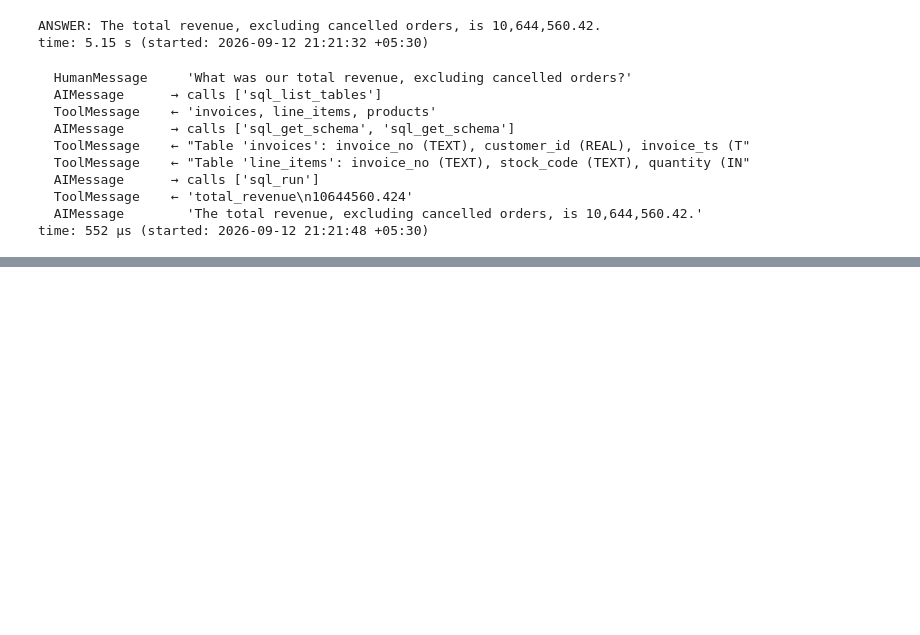
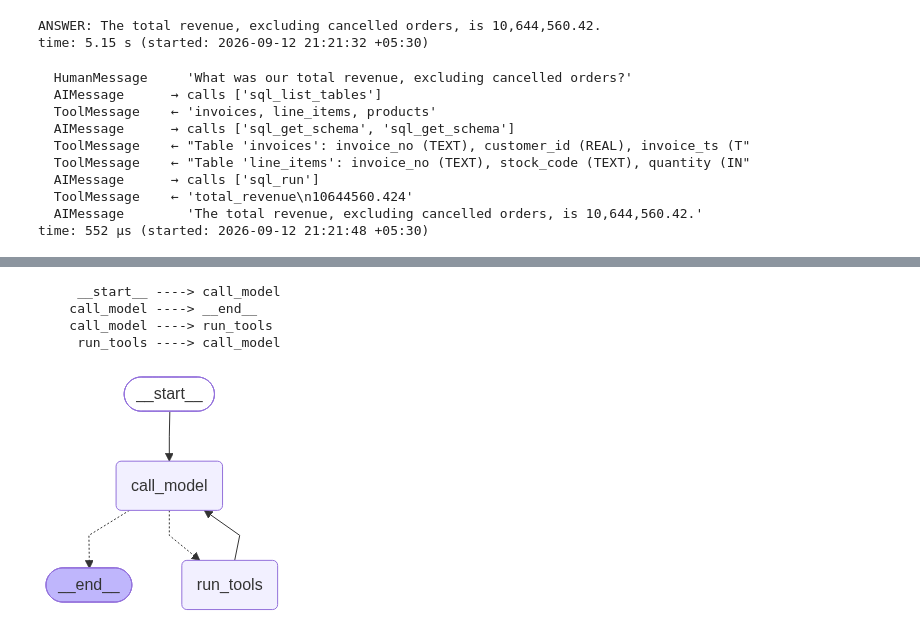
Before and after one commit to shivam13juna/v4_language_model_iitr, a Jupyter notebook: 10 - Agents II/Live_Class_Notebook.ipynb, the cells around one changed output, grey strips where cells are left out. Saved outputs shown, nothing was run; the diff lists cells and outputs as text; code cells hidden in the pictures; blank space fills up the shorter version.

Commit message:
Updating agent - 2 notebook

```diff
--- a/10 - Agents II/Live_Class_Notebook.ipynb
+++ b/10 - Agents II/Live_Class_Notebook.ipynb
@@ -236,0 +392,19 @@ time: 552 µs (started: 2026-09-12 21:21:48 +05:30)
+# %%
+def call_model(state: AgentState):
+    """Node 1 — ask the model what to do next, given the conversation so far."""
+    response = model_with_tools.invoke(
+        [SystemMessage(AGENT_INSTRUCTIONS)] + state["messages"])
+    return {"messages": [response]}      # the reducer appends this
+
+def run_tools(state: AgentState):
+    """Node 2 — execute every tool the model asked for, and return the results."""
+    tool_messages = []
+    for requested_call in state["messages"][-1].tool_calls:
+        observation = TOOLS_BY_NAME[requested_call["name"]].invoke(requested_call["args"])
+        tool_messages.append(
+            ToolMessage(content=str(observation), tool_call_id=requested_call["id"]))
+    return {"messages": tool_messages}
+
+def should_continue(state: AgentState) -> Literal["run_tools", "__end__"]:
+    """The conditional edge — loop back for tools, or finish."""
+    return "run_tools" if state["messages"][-1].tool_calls else END
@@ -236,0 +413,31 @@ time: 552 µs (started: 2026-09-12 21:21:48 +05:30)
+# %%
+graph_builder = StateGraph(AgentState)
+graph_builder.add_node("call_model", call_model)
+graph_builder.add_node("run_tools", run_tools)
+
+graph_builder.add_edge(START, "call_model")
+graph_builder.add_conditional_edges("call_model", should_continue)
+graph_builder.add_edge("run_tools", "call_model")     # the edge that closes the cycle
+
+custom_agent = graph_builder.compile()
+
+
+def describe_graph(compiled_graph):
+    """Print a compiled graph's edges. The graph is an inspectable data structure, not a
+    closure — being able to read the shape back out is the whole point of building one."""
+    for edge in compiled_graph.get_graph().edges:
+        arrow = f"--{edge.data}-->" if edge.data else "---->"
+        print(f"  {edge.source:>12s} {arrow} {edge.target}")
+
+
+describe_graph(custom_agent)
+
+# The same edges, drawn. The two dotted arrows are the conditional edge: after every model call,
+# should_continue picks one of them — run_tools, or __end__.
+display(Image(custom_agent.get_graph().draw_mermaid_png()))
+# %% [output]
+     __start__ ----> call_model
+    call_model ----> __end__
+    call_model ----> run_tools
+     run_tools ----> call_model
+[figure, added]
```
Also changed, not shown: parts of 28 cells of this notebook, 1 other file.
